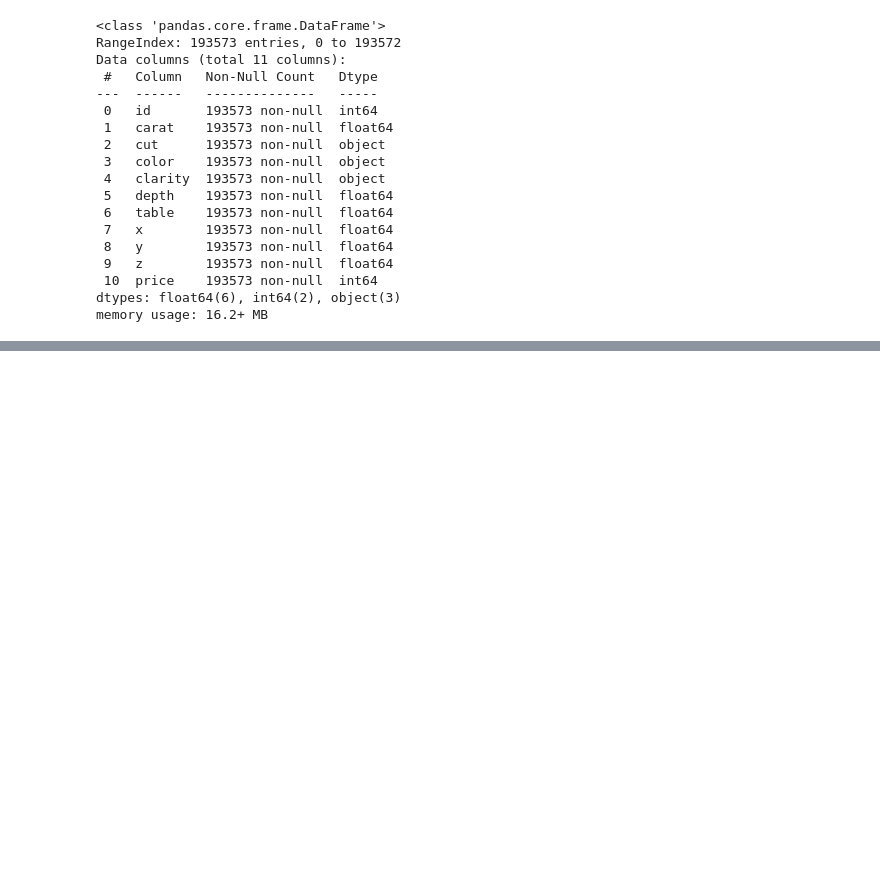
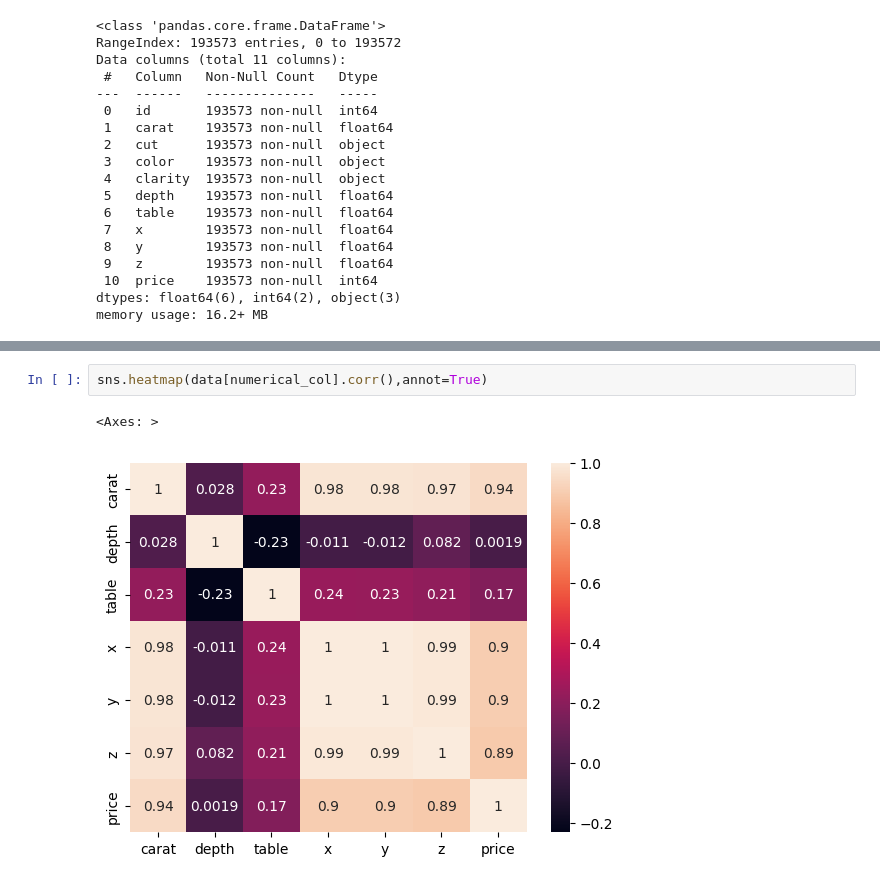
Before and after one commit to vaibhav8700/end-to-end, a Jupyter notebook: notebooks/research.ipynb, the cells around one changed output, grey strips where cells are left out. Cells and saved outputs as stored; diff of their text form; blank space fills up the shorter version.

```diff
--- a/notebooks/research.ipynb
+++ b/notebooks/research.ipynb
@@ -100,0 +162,5 @@ df
+# %%
+sns.heatmap(data[numerical_col].corr(),annot=True)
+# %% [output]
+<Axes: >
+[figure, added]
```
Also changed, not shown: parts of 20 cells of this notebook, 1 other file.
